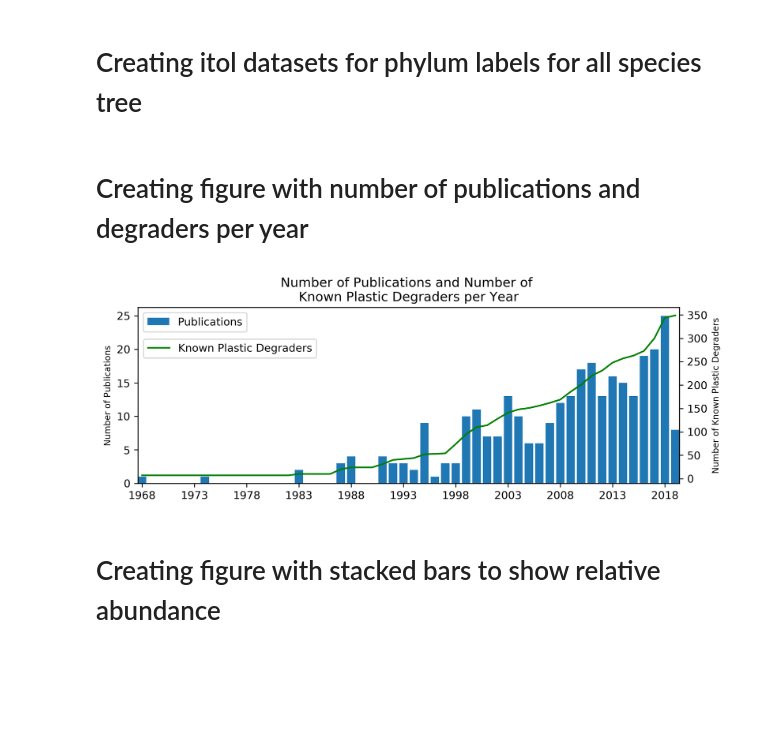
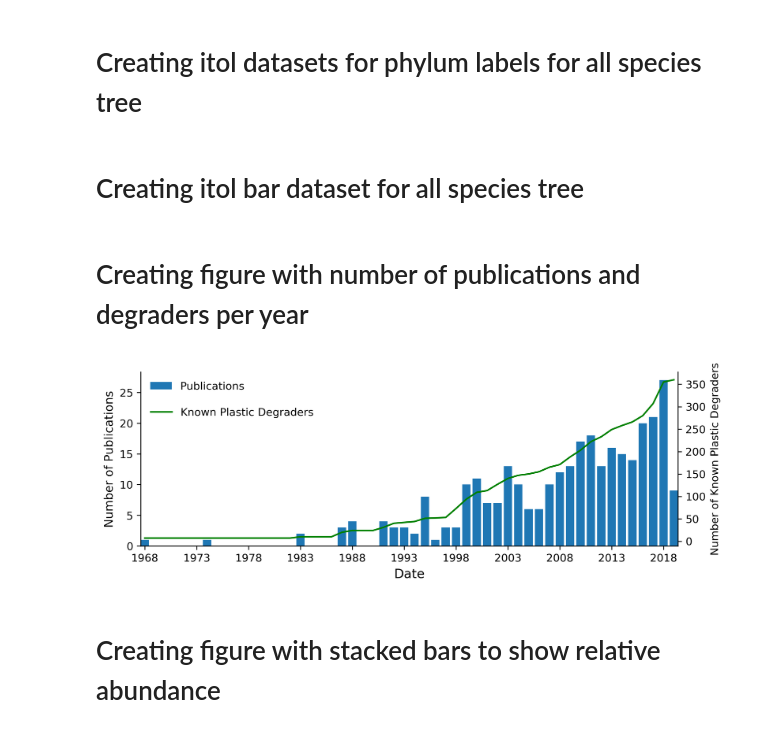
Before and after one commit to VictorGambarini/PlasticDegradersTree, a Jupyter notebook: Tree_tutorial.ipynb, the cells around one changed output. Saved outputs shown, nothing was run; the diff lists cells and outputs as text; code cells hidden in the pictures; blank space fills up the shorter version.

```diff
--- a/Tree_tutorial.ipynb
+++ b/Tree_tutorial.ipynb
@@ -188,10 +208,6 @@ df2.head(7)
 ids = df2.index.values
 t = ncbi.get_topology(ids, intermediate_nodes=True)
 t.write(format=8, outfile="tree.nw")
-ids = df2.index.values
-t = ncbi.get_topology(ids, intermediate_nodes=True)
-t.write(format=8, outfile="tree.nw")
-#http://phylogeny.lirmm.fr/phylo_cgi/data_converter.cgi
 # %% [markdown]
 <a id='Creating-Itol-dataset-files'></a>
 # Creating Itol dataset files
@@ -361,6 +436,7 @@ f.close()
 <a id='Creating-itol-datasets-for-phylum-colored-ranges'></a>
 # Creating itol datasets for phylum colored ranges
 # %%
+'''
 f = open("itol_datasets/Phylum_colors.txt", "w")
 f.write("""TREE_COLORS
 SEPARATOR COMMA
@@ -371,6 +447,19 @@ for node in t.traverse("postorder"):
         phylum_name = ncbi.get_taxid_translator([int(node.name)])[int(node.name)]
         f.write("\ninode"+node.name+",range,"+phylum_color_dict[phylum_name]+","+phylum_name)
 f.close()
+
+'''
+
+f = open("itol_datasets/Phylum_colors.txt", "w")
+f.write("""TREE_COLORS
+SEPARATOR COMMA
+DATA
+""")
+phylum_dict = get_rank_count_percentage("phylum", ids)
+for key, value in phylum_dict.items():
+    phylum_name = ncbi.get_taxid_translator([key])[key]
+    f.write("\n"+internal_node_dict[phylum_name]+",range,"+phylum_color_dict[phylum_name]+","+phylum_name)
+f.close()
 # %% [markdown]
 <a id='Creating-itol-datasets-for-references'></a>
 # Creating itol datasets for references
@@ -474,6 +572,21 @@ for node in t_all_species.traverse("postorder"):
         phylum_name = ncbi.get_taxid_translator([int(node.name)])[int(node.name)]
         f.write("\ninode"+node.name+","+phylum_name+",0,"+phylum_color_dict_all_species[phylum_name]+",bold,10,0")
 f.close()
+# %% [markdown]
+<a id='Creating-itol-bar-dataset-for-all-species-tree'></a>
+# Creating itol bar dataset for all species tree
+# %%
+file_itol = open("itol_datasets/bar_all_species.txt", "w")
+file_itol.write("""DATASET_MULTIBAR
+SEPARATOR TAB
+DATASET_LABEL\tAll Species Bar
+COLOR\t#0000ff
+FIELD_COLORS\t#0000ff
+FIELD_LABELS\tAll Species Bar
+DATA""")
+for index, row in df2.iterrows():
+    file_itol.write("\n"+str(index)+"\t10")
+file_itol.close()
 # %% [markdown]
 <a id='Creating-figure-with-number-of-publications-and-degraders-per-year'></a>
 # Creating figure with number of publications and degraders per year
@@ -512,8 +625,10 @@ plt.clf()
 
 ax1=plt.gca()
 ax1.bar(x, y, label = "Publications")
-ax1.set_ylabel("Number of Publications", fontsize=8)
-ax1.legend(loc=0)
+ax1.set_ylabel("Number of Publications", fontsize=11)
+ax1.set_xlabel("Date", fontsize=12)
+ax1.legend(loc=0, frameon=False)
+ax1.spines['top'].set_visible(False)
 
 ids_year_dict = {}
 year_count_dict = {}
@@ -521,37 +636,38 @@ x, y = [], []
 
 for index, row in df.iterrows():
     ids = row['Tax ID']
     year = row['Year']
     if ids not in ids_year_dict:
         ids_year_dict[ids] = year
     else:
         if year < ids_year_dict[ids]:
             ids_year_dict[ids] = year
 
 for key, value in ids_year_dict.items():
     if value not in year_count_dict:
         year_count_dict[value] = 1
     else:
         year_count_dict[value] += 1
 
 year_sum = 0
 for n in range(1968, 2020):
     if n in year_count_dict:
         year_sum += year_count_dict[n]
     x.append(n)
     y.append(year_sum)
 
 ax2=ax1.twinx()
 ax2.plot(x, y, color='green', label = "Known Plastic Degraders")
 ax2.set_xticks(range(min(x), max(x)+1, 5))
-ax2.set_ylabel("Number of Known Plastic Degraders", fontsize=8)
-ax2.legend(loc=0, bbox_to_anchor=(0.34, 0.85,))
+ax2.set_ylabel("Number of Known Plastic Degraders", fontsize=10)
+ax2.set_xlabel("Date", fontsize=12)
+ax2.legend(loc=0, bbox_to_anchor=(0.34, 0.85,), frameon=False)
+ax2.spines['top'].set_visible(False)
 
 plt.margins(x=0)
-plt.title('Number of Publications and Number of \nKnown Plastic Degraders per Year')
 plt.show()
 # %% [output]
-[figure, old version]
+[figure, new version]
 # %% [markdown]
 <a id='Creating-figure-with-stacked-bars-to-show-relative-abundance'></a>
 # Creating figure with stacked bars to show relative abundance
```
Also changed, not shown: parts of 41 cells of this notebook.
